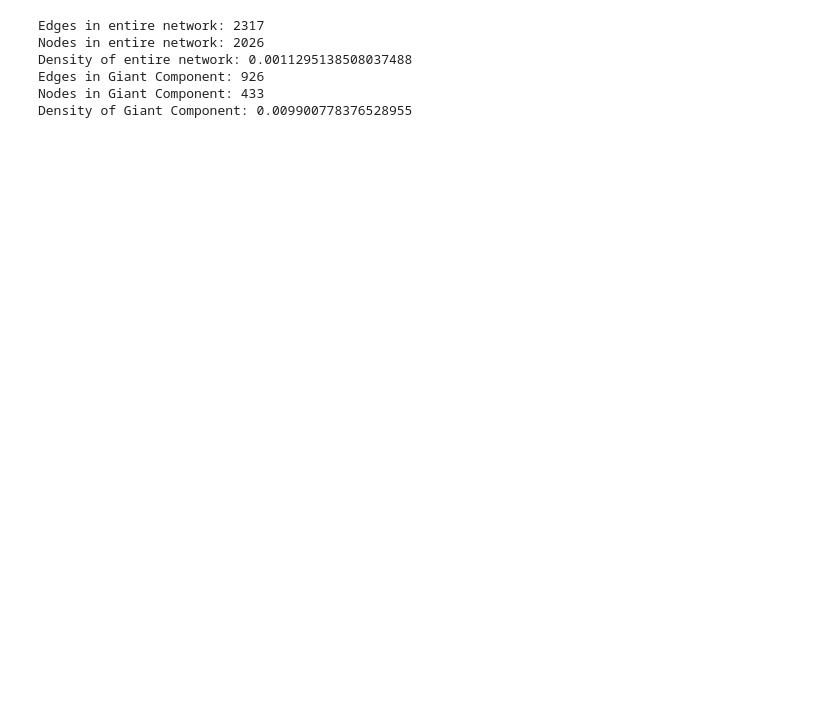
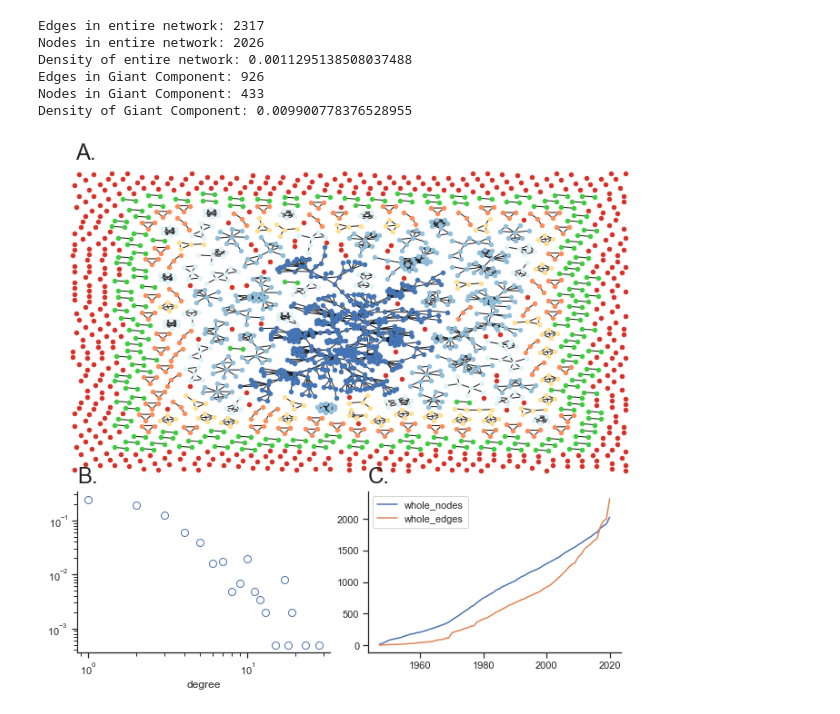
Before and after one commit to crahal/PopStudies_Review, a Jupyter notebook: src/popstudies_notebook.ipynb, the cells around one changed output. Drawn from its saved outputs; the diff is of its cells as text; code cells hidden in the pictures; blank space fills up the shorter version.

```diff
--- a/src/popstudies_notebook.ipynb
+++ b/src/popstudies_notebook.ipynb
@@ -135,5 +192,5 @@ time_df[['whole_nodes', 'whole_edges']][:].plot(figsize=(4,4))
 # %%
-fig = plt.figure(figsize=(12, 10))
+fig = plt.figure(figsize=(12, 10), tight_layout=True)
 ax1 = plt.subplot2grid((15, 19), (0, 0), rowspan=10, colspan=20)
 ax2 = plt.subplot2grid((15, 19), (10, 1), rowspan=5, colspan=8)
 ax3 = plt.subplot2grid((15, 19), (10, 10), rowspan=5, colspan=8)
@@ -150,31 +207,34 @@ for g in C:
         c = colors1[2]
     elif nx.number_of_nodes(g) == 4:
         c = colors1[3]
     elif (nx.number_of_nodes(g)>4) and nx.number_of_nodes(g)<8:
         c = colors1[4]
     elif (nx.number_of_nodes(g)>7) and nx.number_of_nodes(g)<400:
         c = colors1[5]
     elif (nx.number_of_nodes(g)>400):
         c = colors1[6]
     nx.draw(g, pos, node_size=20, node_color=c, vmin=0.0, vmax=1.0, with_labels=False, ax=ax1)
 ax1.set_title('A.', fontsize=24, loc='left', y=0.98, x=0.05)
 ax2.set_title('B.', fontsize=24, loc='left', y=1.02, x=0.0)
 ax3.set_title('C.', fontsize=24, loc='left', y=1.02, x=0.0)
 
 temp_df = pd.DataFrame(authors_df.groupby(['degree'])['degree'].count()).rename({'degree':'count'}, axis=1)
 temp_df['count'] = temp_df['count']/temp_df['count'].sum()
 temp_df['count'].plot(markersize=8, marker='o', loglog=True, linewidth=0, markerfacecolor='w', ax=ax2)
 
 
 
+time_df[['whole_nodes', 'whole_edges']][:].plot(ax=ax3)
+
 
 fig_path = os.path.join(os.getcwd(), '..', 'article', 'figures')
 plt.savefig(os.path.join(fig_path, 'networks.pdf'),
             bbox_inches='tight')
 plt.savefig(os.path.join(fig_path, 'networks.png'),
             bbox_inches='tight', dpi=600)
 plt.savefig(os.path.join(fig_path, 'networks.svg'),
             bbox_inches='tight')
-plt.tight_layout(True)
 sns.despine()
 plt.show()
+# %% [output]
+[figure, added]
```
Also changed, not shown: parts of 12 cells of this notebook, 1 other file.
